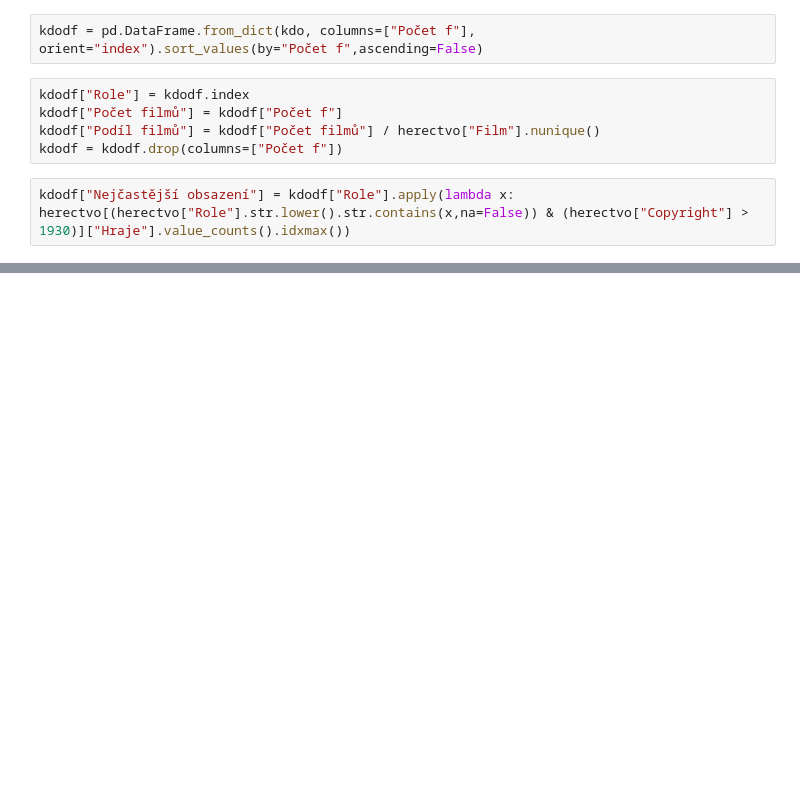
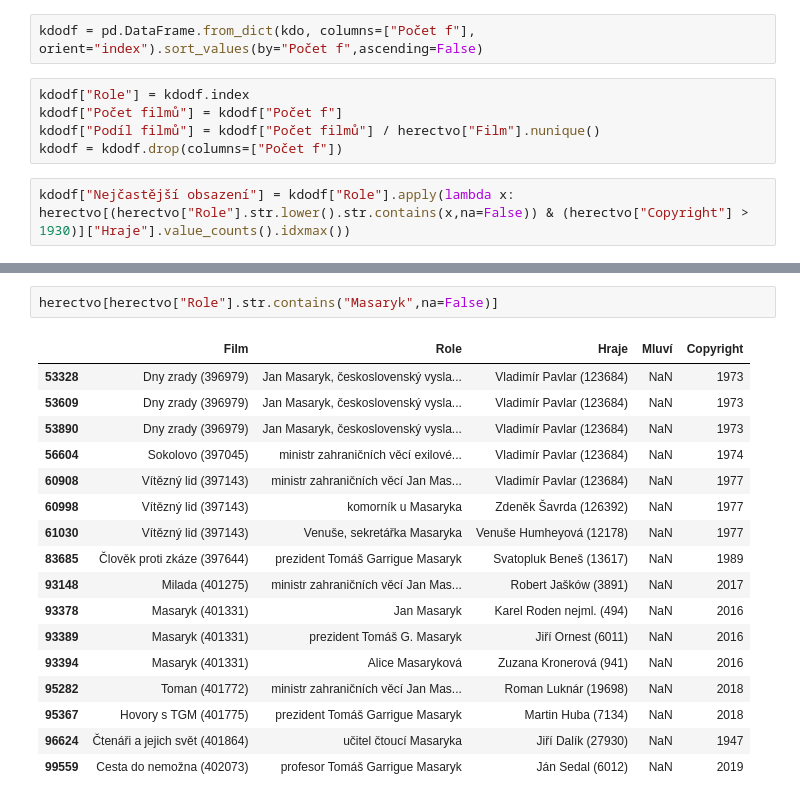
Before and after one commit to DataRozhlas/filmovy-prehled, a Jupyter notebook: 905 postavy.ipynb, the cells around one changed output, grey strips where cells are left out. Cells and saved outputs as stored; diff of their text form; blank space fills up the shorter version.

```diff
--- a/905 postavy.ipynb
+++ b/905 postavy.ipynb
@@ -258,0 +297,20 @@ tabulka(kdodf.drop(columns=["Počet filmů"]).head(14), na_procenta=["Podíl fil
+# %%
+herectvo[herectvo["Role"].str.contains("Masaryk",na=False)]
+# %% [output]
+|  | Film | Role | Hraje | Mluví | Copyright |
+| 53328 | Dny zrady (396979) | Jan Masaryk, československý vysla... | Vladimír Pavlar (123684) | NaN | 1973 |
+| 53609 | Dny zrady (396979) | Jan Masaryk, československý vysla... | Vladimír Pavlar (123684) | NaN | 1973 |
+| 53890 | Dny zrady (396979) | Jan Masaryk, československý vysla... | Vladimír Pavlar (123684) | NaN | 1973 |
+| 56604 | Sokolovo (397045) | ministr zahraničních věcí exilové... | Vladimír Pavlar (123684) | NaN | 1974 |
+| 60908 | Vítězný lid (397143) | ministr zahraničních věcí Jan Mas... | Vladimír Pavlar (123684) | NaN | 1977 |
+| 60998 | Vítězný lid (397143) | komorník u Masaryka | Zdeněk Šavrda (126392) | NaN | 1977 |
+| 61030 | Vítězný lid (397143) | Venuše, sekretářka Masaryka | Venuše Humheyová (12178) | NaN | 1977 |
+| 83685 | Člověk proti zkáze (397644) | prezident Tomáš Garrigue Masaryk | Svatopluk Beneš (13617) | NaN | 1989 |
+| 93148 | Milada (401275) | ministr zahraničních věcí Jan Mas... | Robert Jašków (3891) | NaN | 2017 |
+| 93378 | Masaryk (401331) | Jan Masaryk | Karel Roden nejml. (494) | NaN | 2016 |
+| 93389 | Masaryk (401331) | prezident Tomáš G. Masaryk | Jiří Ornest (6011) | NaN | 2016 |
+| 93394 | Masaryk (401331) | Alice Masaryková | Zuzana Kronerová (941) | NaN | 2016 |
+| 95282 | Toman (401772) | ministr zahraničních věcí Jan Mas... | Roman Luknár (19698) | NaN | 2018 |
+| 95367 | Hovory s TGM (401775) | prezident Tomáš Garrigue Masaryk | Martin Huba (7134) | NaN | 2018 |
+| 96624 | Čtenáři a jejich svět (401864) | učitel čtoucí Masaryka | Jiří Dalík (27930) | NaN | 1947 |
+| 99559 | Cesta do nemožna (402073) | profesor Tomáš Garrigue Masaryk | Ján Sedal (6012) | NaN | 2019 |
```
Also changed, not shown: parts of 19 cells of this notebook, 22 other files.
